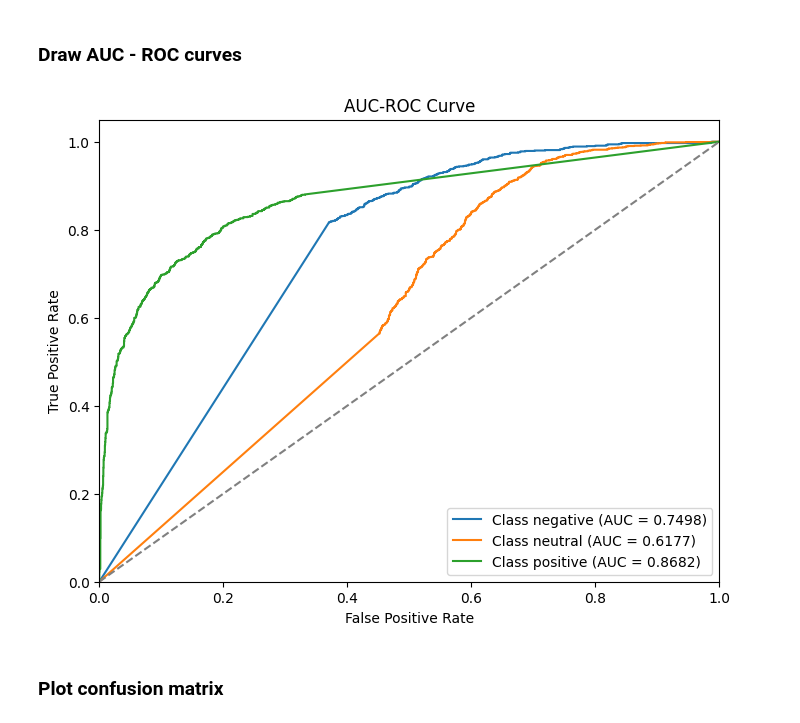
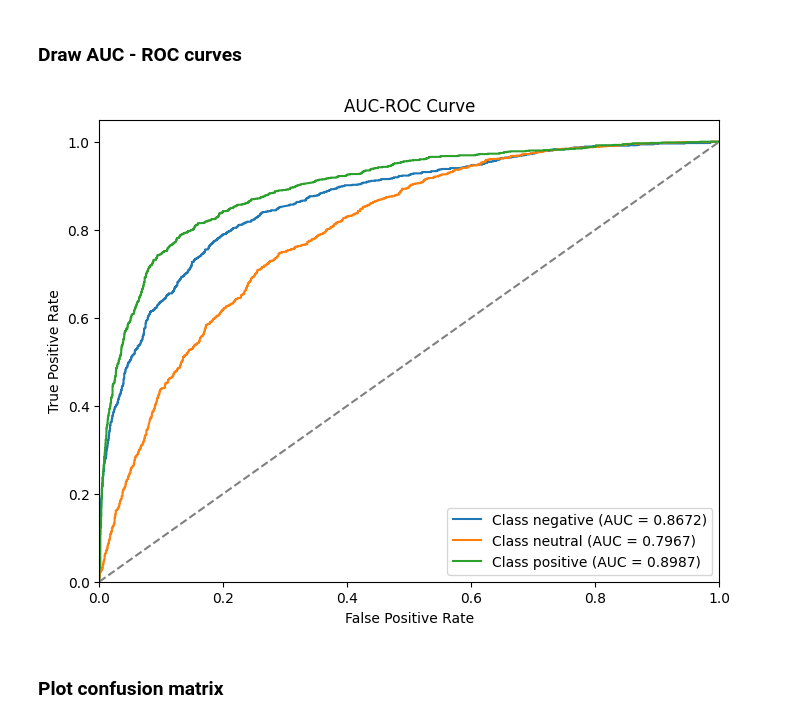
Before and after one commit to quochieu586/ML_capybara, a Jupyter notebook: src/models/MLP model/MLP_model.ipynb, the cells around one changed output. Cells and saved outputs as stored; diff of their text form; code cells hidden in the pictures.

Commit message:
feat: add tuning for MLP

```diff
--- a/src/models/MLP model/MLP_model.ipynb
+++ b/src/models/MLP model/MLP_model.ipynb
@@ -203,0 +278,40 @@ len(train_loader), len(valid_loader), len(test_loader)
+# %%
+from hyperparameter_tunning import *
+import optuna
+
+n_trials = 10
+tuning_epochs = 10
+
+lr_10000_suggestor = IntVariableSuggestion("learning_rate", 1, 100)
+hidden_size_suggestor = IntVariableSuggestion("hidden_size", 6, 30)
+
+def objective(trial):
+    learning_rate = lr_10000_suggestor.get_suggest(trial) * 1e-4
+    hidden_size = hidden_size_suggestor.get_suggest(trial)
+
+    torch.manual_seed(2025)
+    model = MLP(input_size, hidden_size, output_size)
+    model.to(device)
+    optimizer = optim.Adam(model.parameters(), lr=learning_rate)
+    criteria = nn.CrossEntropyLoss()
+
+    best_score = 0.5 # set best_score as 0.5
+    patience = 3
+
+    for epoch in tqdm(range(tuning_epochs)):
+        train_fn(model, train_loader, epoch, optimizer, criteria)
+        val_acc, _ = evaluate_fn(model, valid_loader, "Validation", criteria)
+
+        if val_acc > best_score:
+            best_score = val_acc
+            patience = 3
+        else:
+            patience -= 1
+            if patience <= 0:
+                print(f"Early stopping at epoch {epoch}")
+                break
+
+    return best_score
+
+study = optuna.create_study(direction='maximize')
+study.optimize(objective, n_trials=n_trials, timeout=1800)
@@ -203,0 +333,3 @@ len(train_loader), len(valid_loader), len(test_loader)
+# %%
+learning_rate, hidden_size = study.best_params['learning_rate'] * 1e-4, study.best_params['hidden_size']
+learning_rate, hidden_size
@@ -384,13 +503,13 @@ plt.show()
 # %%
 from visualization import plot_roc_auc, plot_confusion_matrix
 
-y_prob, y_true = evaluate_fn(model, test_loader, "Test", returned_predictions=True)
+y_prob, y_true = evaluate_fn(model, test_loader, "Test", criteria, returned_predictions=True)
 y_pred = np.argmax(y_prob, axis=1)
 y_prob.shape, y_true.shape, y_pred.shape
 
 plot_roc_auc(y_true, y_prob, classes=['negative', 'neutral', 'positive'])
 # %% [output]
-[figure, old version]
+[figure, new version]
 # %% [markdown]
 ### Plot confusion matrix
 # %%
```
Also changed, not shown: parts of 16 cells of this notebook, 2 other files.
